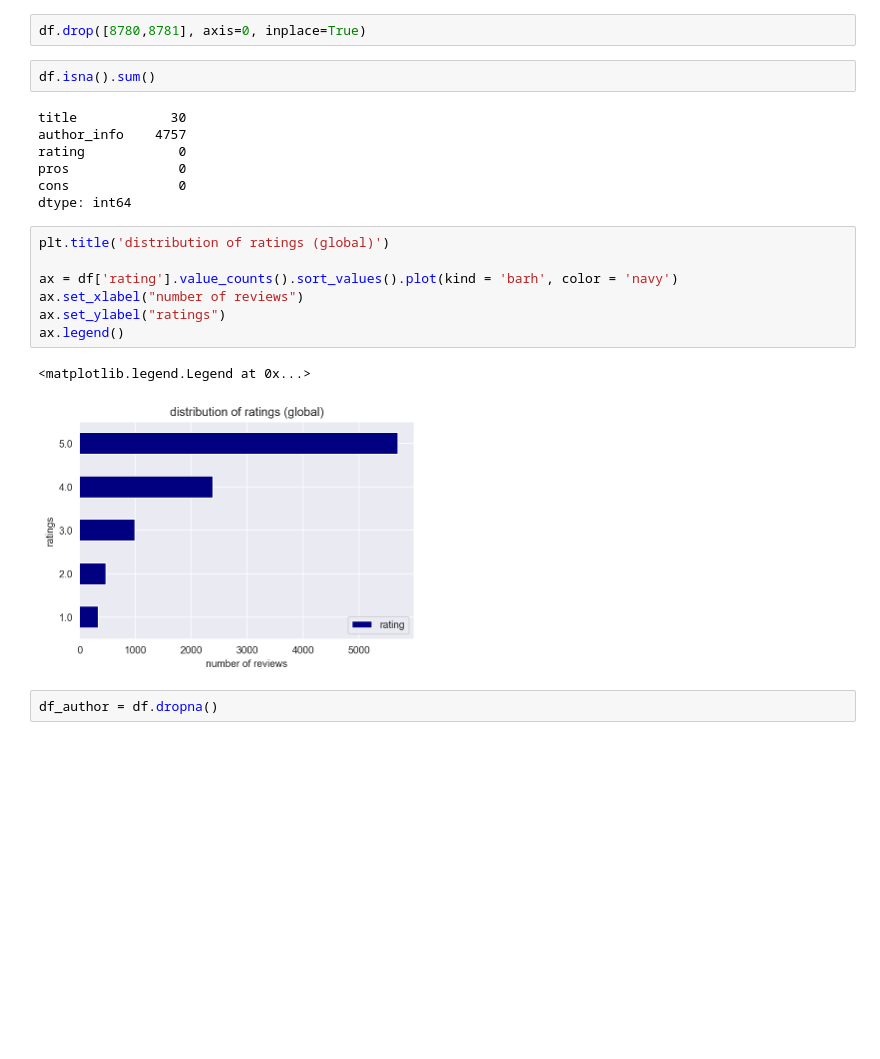
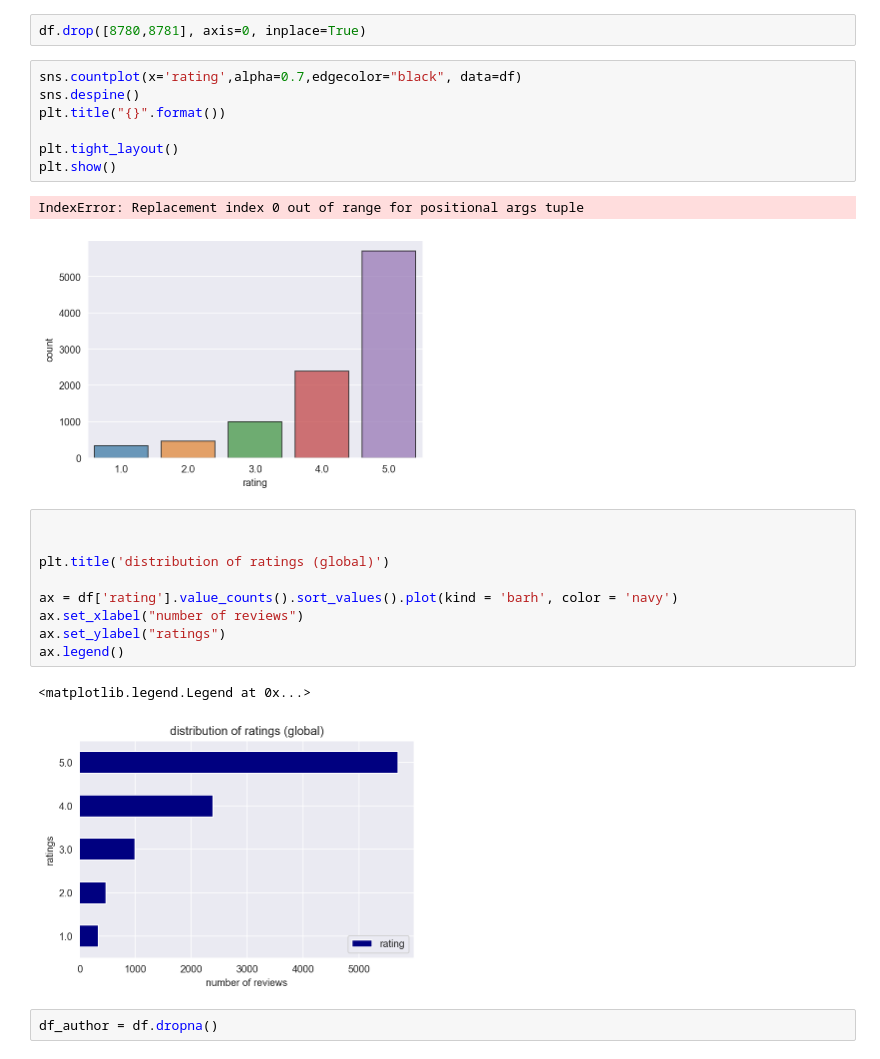
Before and after one commit to hitomi1104/sf_employee_review, a Jupyter notebook: global/EDA.ipynb, the cells around one changed output. Drawn from its saved outputs; the diff is of its cells as text; blank space fills up the shorter version.

```diff
--- a/global/EDA.ipynb
+++ b/global/EDA.ipynb
@@ -84,15 +84,18 @@ df[df['rating'].isna() == True]
 # %%
 df.drop([8780,8781], axis=0, inplace=True)
 # %%
-df.isna().sum()
+sns.countplot(x='rating',alpha=0.7,edgecolor="black", data=df)
+sns.despine()
+plt.title("{}".format())
+
+plt.tight_layout()
+plt.show()
 # %% [output]
-title            30
-author_info    4757
-rating            0
-pros              0
-cons              0
-dtype: int64
+IndexError: Replacement index 0 out of range for positional args tuple
+[figure, added]
 # %%
+
+
 plt.title('distribution of ratings (global)')
 
 ax = df['rating'].value_counts().sort_values().plot(kind = 'barh', color = 'navy')
```
Also changed, not shown: parts of 15 cells of this notebook, 2 other files.
